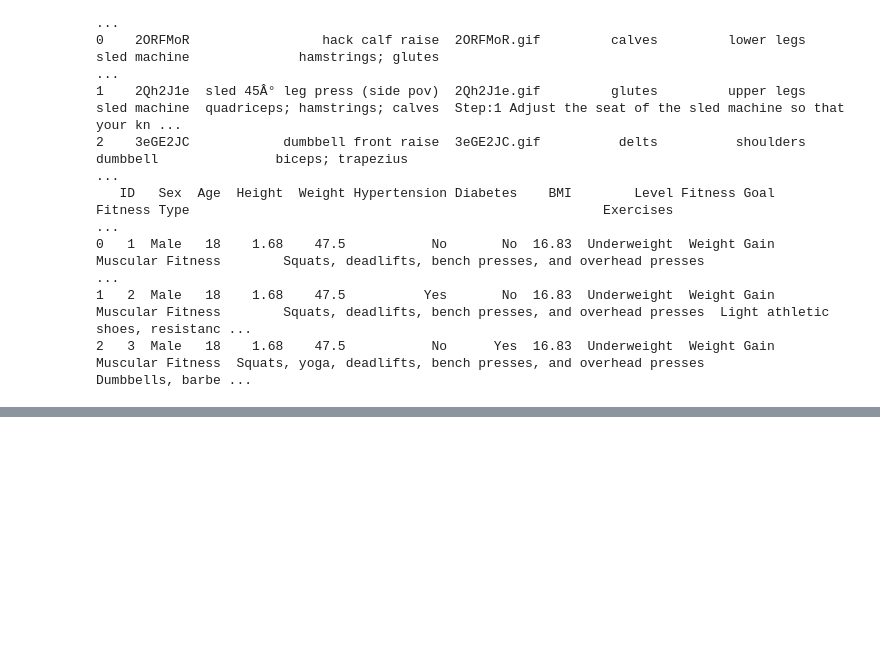
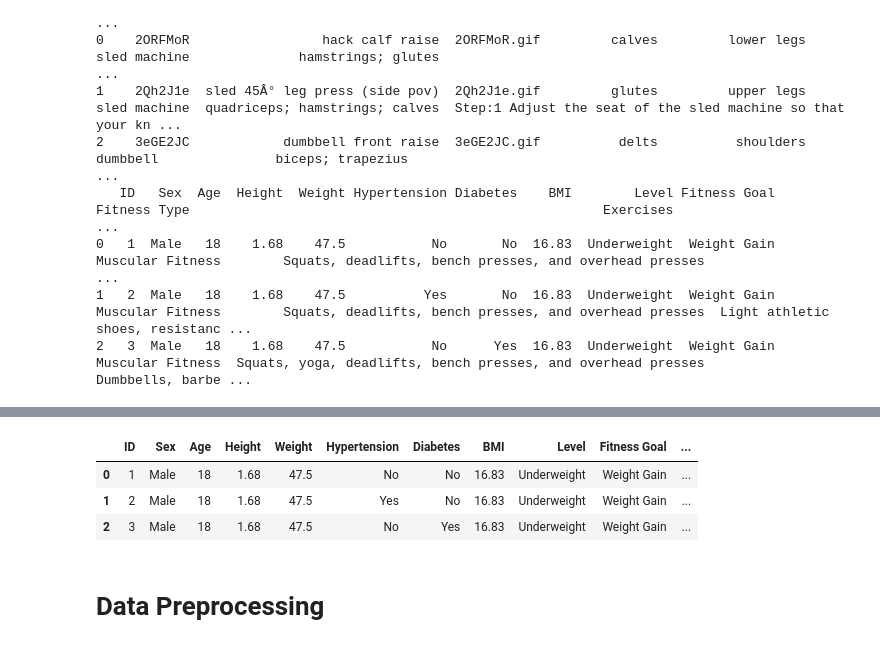
Before and after one commit to heyisula/caloriesense, a Jupyter notebook: train.ipynb, the cells around one changed output, grey strips where cells are left out. Saved outputs shown, nothing was run; the diff lists cells and outputs as text; code cells hidden in the pictures; blank space fills up the shorter version.

```diff
--- a/train.ipynb
+++ b/train.ipynb
@@ -9,13 +30,19 @@ warnings.filterwarnings('ignore')
 # %%
-df1 = pd.read_csv('data/1. Gym Members Exercise Dataset/gym_members_exercise_tracking.csv')
-df2 = pd.read_csv('data/2. Exercise and Fitness Metrics Dataset/exercise_dataset.csv')
-df3 = pd.read_csv('data/3. Fitness Exercises Dataset/exercises_flat.csv')
-df4 = pd.read_excel('data/4. Mendeley Gym Recommendation Dataset/gym recommendation.xlsx')
+df_gym= pd.read_csv('data/1. Gym Members Exercise Dataset/gym_members_exercise_tracking.csv')
+df_fit = pd.read_csv('data/2. Exercise and Fitness Metrics Dataset/exercise_dataset.csv')
+df_excise= pd.read_csv('data/3. Fitness Exercises Dataset/exercises_flat.csv')
+df_rec = pd.read_excel('data/4. Mendeley Gym Recommendation Dataset/gym recommendation.xlsx')
 
-print("Columns in gym_members_exercise_tracking.csv:", df1.columns.tolist())
-print("Columns in exercise_dataset.csv:", df2.columns.tolist())
-print("Columns in exercises_flat.csv:", df3.columns.tolist())
-print("Columns in gym recommendation.xlsx:", df4.columns.tolist())
+print("Columns in gym_members_exercise_tracking.csv:", df_gym.columns.tolist())
+print("Columns in exercise_dataset.csv:", df_fit.columns.tolist())
+print("Columns in exercises_flat.csv:", df_excise.columns.tolist())
+print("Columns in gym recommendation.xlsx:", df_rec.columns.tolist())
+print()
+print(f'Dataset 1 (Gym Members)          : {df_gym.shape[0]:,} rows × {df_gym.shape[1]} cols')
+print(f'Dataset 2 (Exercise & Fitness)   : {df_fit.shape[0]:,} rows × {df_fit.shape[1]} cols')
+print(f'Dataset 3 (Exercise Library)     : {df_excise.shape[0]:,} rows × {df_excise.shape[1]} cols')
+print(f'Dataset 4 (Mendeley Coaching)    : {df_rec.shape[0]:,} rows × {df_rec.shape[1]} cols')
+print()
 # %% [output]
 Columns in gym_members_exercise_tracking.csv: ['Age', 'Gender', 'Weight (kg)', 'Height (m)', 'Max_BPM', 'Avg_BPM', 'Resting_BPM', 'Session_Duration (hours)', 'Calories_Burned', 'Workout_Type', 'Fat_Pe ...
 Columns in exercise_dataset.csv: ['ID', 'Exercise', 'Calories Burn', 'Dream Weight', 'Actual Weight', 'Age', 'Gender', 'Duration', 'Heart Rate', 'BMI', 'Weather Conditions', 'Exercise Intensity']
@@ -88,0 +172,9 @@ max    14589.00     63.00      2.03    130.00     70.00
+# %%
+df_rec.head(3)
+# %% [output]
+|  | ID | Sex | Age | Height | Weight | Hypertension | Diabetes | BMI | Level | Fitness Goal | ... |
+| 0 | 1 | Male | 18 | 1.68 | 47.5 | No | No | 16.83 | Underweight | Weight Gain | ... |
+| 1 | 2 | Male | 18 | 1.68 | 47.5 | Yes | No | 16.83 | Underweight | Weight Gain | ... |
+| 2 | 3 | Male | 18 | 1.68 | 47.5 | No | Yes | 16.83 | Underweight | Weight Gain | ... |
+# %% [markdown]
+# Data Preprocessing
```
Also changed, not shown: parts of 22 cells of this notebook, 1 other file.
